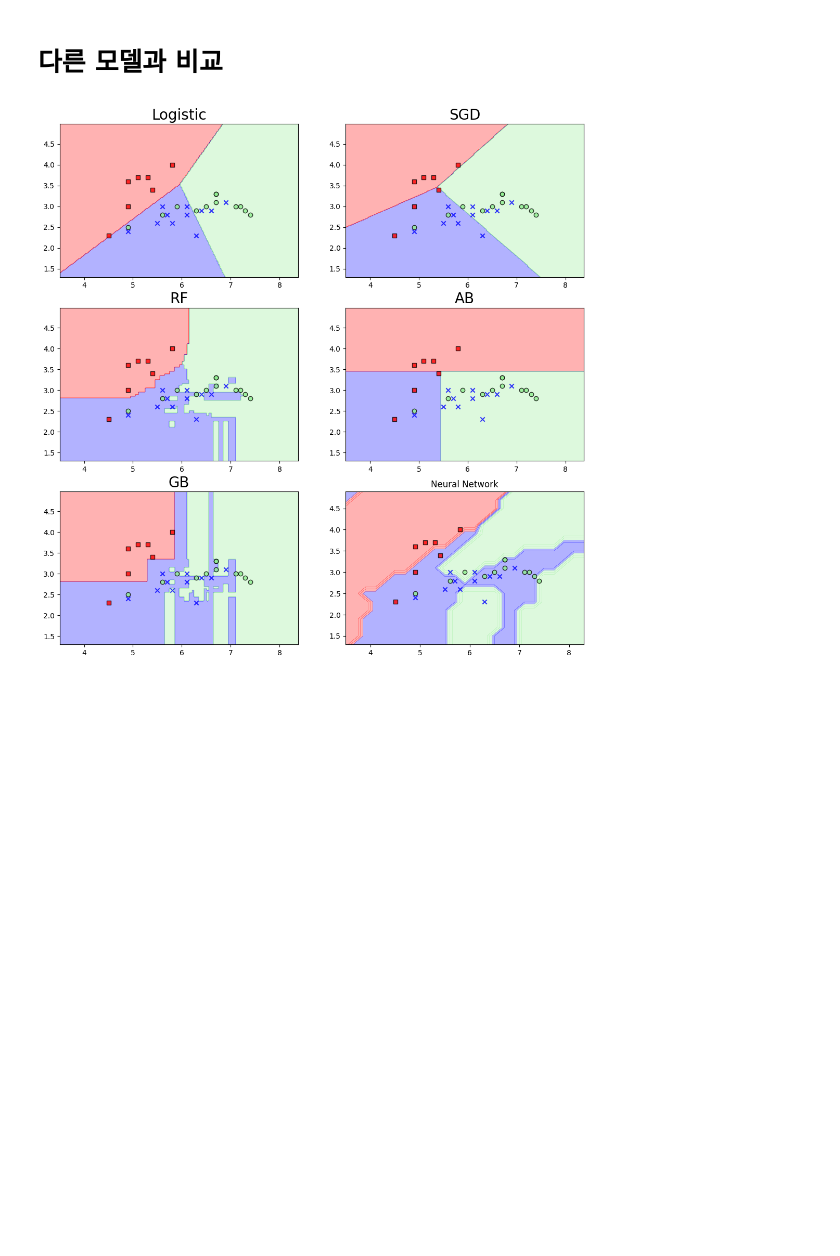
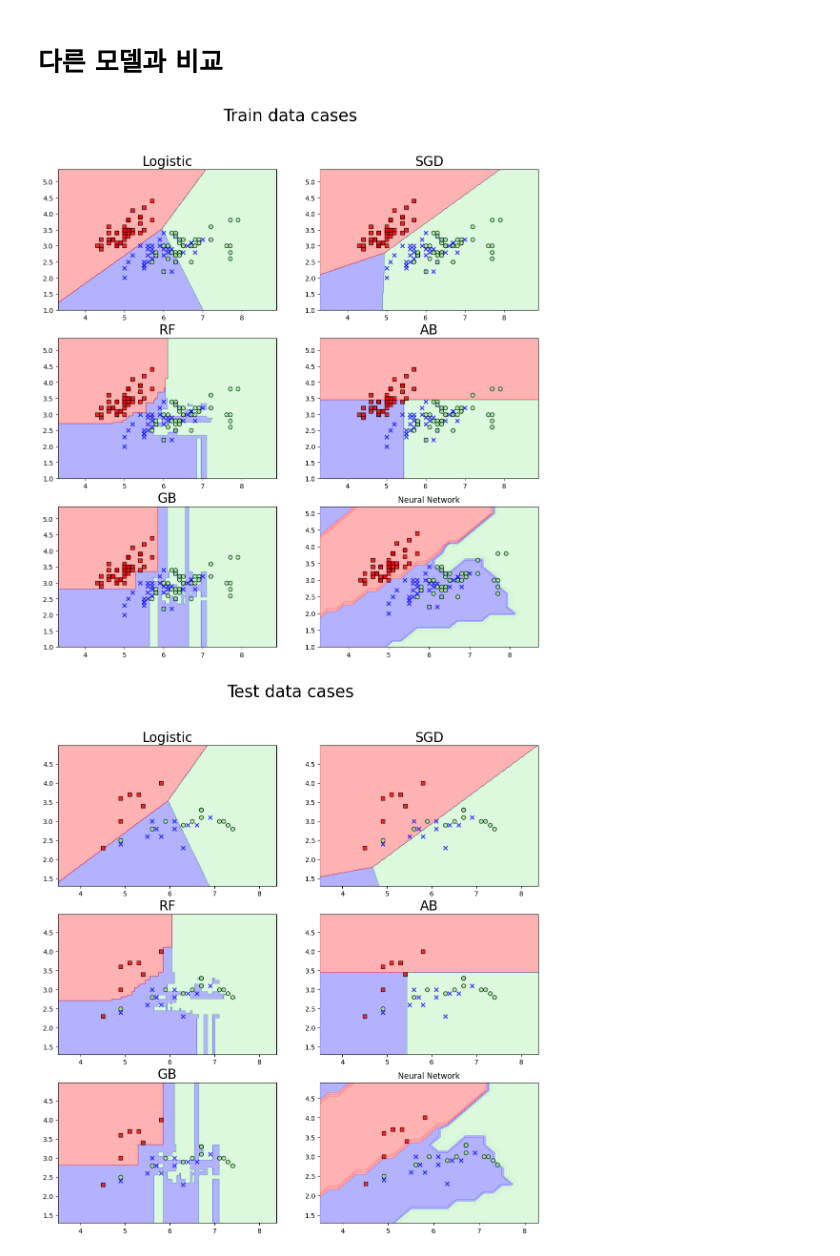
Before and after one commit to crimama/BA, a Jupyter notebook: 2.Kernel-based Learning/SVM/SVM.ipynb, the cells around one changed output. Cells and saved outputs as stored; diff of their text form; code cells hidden in the pictures; blank space fills up the shorter version.

```diff
--- a/2.Kernel-based Learning/SVM/SVM.ipynb
+++ b/2.Kernel-based Learning/SVM/SVM.ipynb
@@ -143,6 +208,18 @@ class Model(nn.Module):
         x = self.fc1_1(x)
         x = self.fc2(x)
         return x
+
+def NN_metric(NN,data_x,data_y):
+    data_x,data_y= torch.tensor(data_x).to(device).type(torch.float), torch.tensor(data_y).to(device).type(torch.float)
+    y_pred = NN(data_x)
+    y_pred = torch.argmax(y_pred,axis=1).detach().cpu().numpy()
+
+    f1 = f1_score(data_y.detach().cpu().numpy(),y_pred,average='macro')
+    acc = accuracy_score(data_y.detach().cpu().numpy(),y_pred)
+    recall = recall_score(data_y.detach().cpu().numpy(),y_pred,average='macro')
+    precision = precision_score(data_y.detach().cpu().numpy(),y_pred,average='macro')
+    return [acc,precision,recall,f1]
+
 
 def nn_plot_decision_boundary(X,y,classifier,kernel,ax,resolution=0.2):
     markers = ('s', 'x', 'o', '^', 'v')
@@ -176,8 +253,6 @@ def nn_plot_decision_boundary(X,y,classifier,kernel,ax,resolution=0.2):
 fig,ax = plt.subplots(2,1)
 
 
-
-
 device = 'cuda:0'
 NN = Model().to(device)
 optimizer = torch.optim.Adam(NN.parameters(),lr=1e-3)
@@ -200,21 +275,41 @@ y_pred = torch.argmax(NN(torch.tensor(test_x).to(device).type(torch.float)),axis
 # %%
 from sklearn.linear_model import LogisticRegression,SGDClassifier
 from sklearn.ensemble import RandomForestClassifier,AdaBoostClassifier,GradientBoostingClassifier
 
 (X,Y),data = data_preprocess(df)
 (train_x, train_y, test_x, test_y) = data
 fig, ((ax1, ax2),(ax3,ax4),(ax5,ax6)) = plt.subplots(ncols=2,nrows=3,figsize=(13, 13))
+fig.suptitle('Train data cases',fontsize=25)
 
-metric_list = []
+train_metric_list = []
+
+for model_func,model_name,ax in zip([LogisticRegression,SGDClassifier,RandomForestClassifier,AdaBoostClassifier,GradientBoostingClassifier],['Logistic','SGD','RF','AB','GB'],[ax1,ax2,ax3,ax4,ax5]):
+    model = model_func()
+    model.fit(train_x,train_y)
+    y_pred = model.predict(train_x)
+    train_metric_list.append(model_metric(model,train_x,train_y))
+    xx1,xx2,Z = make_decision_boundary(train_x,train_y,model,kernel)
+    plot_decion_boundary(xx1,xx2,Z,ax,train_x,train_y,kernel=model_name)
+
+nn_plot_decision_boundary(train_x,train_y,NN,ax6,'nn')
+train_metric_list.append(NN_metric(NN,train_x,train_y))
+
+
+
+fig, ((ax1, ax2),(ax3,ax4),(ax5,ax6)) = plt.subplots(ncols=2,nrows=3,figsize=(13, 13))
+fig.suptitle('Test data cases',fontsize=25)
+test_metric_list = []
 
 for model_func,model_name,ax in zip([LogisticRegression,SGDClassifier,RandomForestClassifier,AdaBoostClassifier,GradientBoostingClassifier],['Logistic','SGD','RF','AB','GB'],[ax1,ax2,ax3,ax4,ax5]):
     model = model_func()
     model.fit(train_x,train_y)
     y_pred = model.predict(test_x)
-    metric = model_metric(model,test_x,test_y)
+    metric_list.append(model_metric(model,test_x,test_y))
     xx1,xx2,Z = make_decision_boundary(test_x,test_y,model,kernel)
     plot_decion_boundary(xx1,xx2,Z,ax,test_x,test_y,kernel=model_name)
 
 nn_plot_decision_boundary(test_x,test_y,NN,ax6,'nn')
+test_metric_list.append(NN_metric(NN,test_x,test_y))
 # %% [output]
-[figure, old version]
+[figure, new version]
+[figure, added]
```
Also changed, not shown: parts of 8 cells of this notebook.
